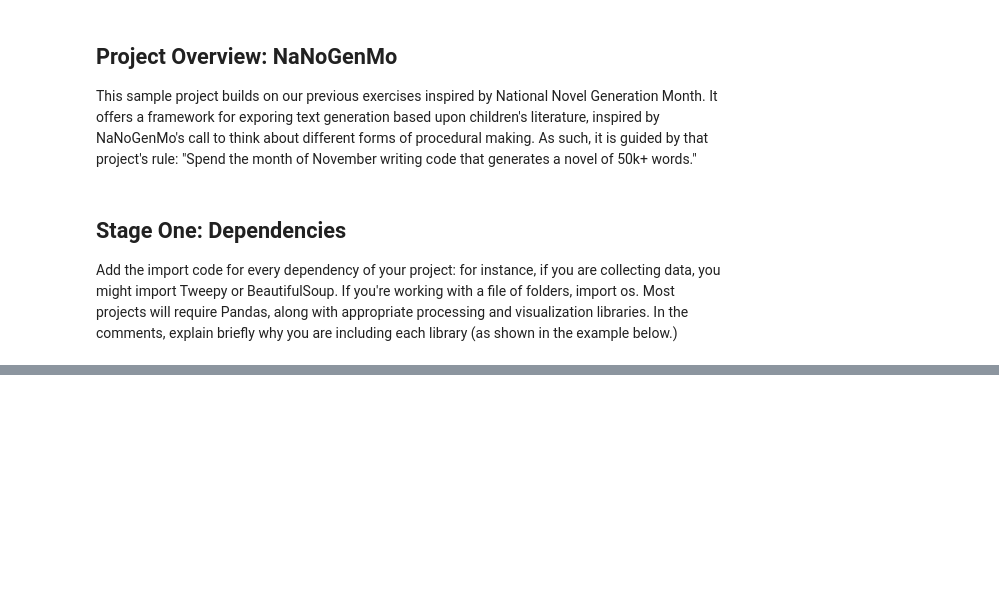
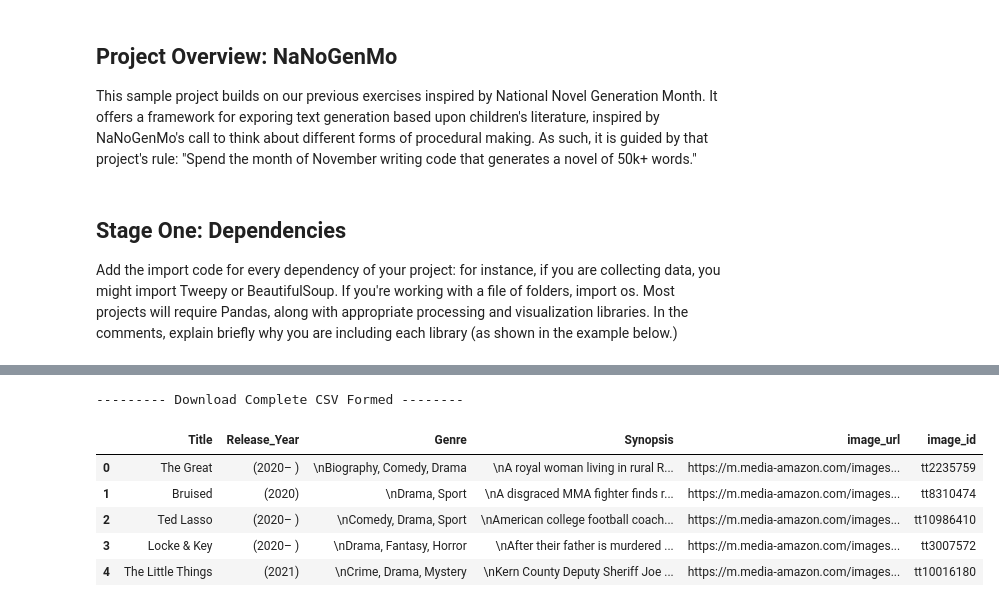
Before and after one commit to dlb007/D-D-, a Jupyter notebook: Assignment FINAL.ipynb, the cells around one changed output, grey strips where cells are left out. Saved outputs shown, nothing was run; the diff lists cells and outputs as text; code cells hidden in the pictures; blank space fills up the shorter version.

```diff
--- a/Assignment FINAL.ipynb
+++ b/Assignment FINAL.ipynb
@@ -148,0 +31,7 @@ f.close()
+# %%
+movie_title_arr = []
+movie_year_arr = []
+movie_genre_arr = []
+movie_synopsis_arr =[]
+image_url_arr  = []
+image_id_arr = []
@@ -148,0 +146,26 @@ f.close()
+# %%
+# Call the download function with the array of URLS called imageArr
+download_stories(imageArr)
+
+# Attach all the data to the pandas dataframe. You can optionally write it to a CSV file as well
+movieDf = pd.DataFrame({
+    "Title": movie_title_arr,
+    "Release_Year": movie_year_arr,
+    "Genre": movie_genre_arr,
+    "Synopsis": movie_synopsis_arr,
+    "image_url": image_url_arr,
+    "image_id": image_id_arr,
+})
+# %%
+print('--------- Download Complete CSV Formed --------')
+
+# movie.to_csv('file.csv', index=False) : If you want to store the file.
+movieDf.head()
+# %% [output]
+--------- Download Complete CSV Formed --------
+|  | Title | Release_Year | Genre | Synopsis | image_url | image_id |
+| 0 | The Great | (2020– ) | \nBiography, Comedy, Drama | \nA royal woman living in rural R... | https://m.media-amazon.com/images... | tt2235759 |
+| 1 | Bruised | (2020) | \nDrama, Sport | \nA disgraced MMA fighter finds r... | https://m.media-amazon.com/images... | tt8310474 |
+| 2 | Ted Lasso | (2020– ) | \nComedy, Drama, Sport | \nAmerican college football coach... | https://m.media-amazon.com/images... | tt10986410 |
+| 3 | Locke & Key | (2020– ) | \nDrama, Fantasy, Horror | \nAfter their father is murdered ... | https://m.media-amazon.com/images... | tt3007572 |
+| 4 | The Little Things | (2021) | \nCrime, Drama, Mystery | \nKern County Deputy Sheriff Joe ... | https://m.media-amazon.com/images... | tt10016180 |
```
Also changed, not shown: parts of 24 cells of this notebook, 1 other file.
